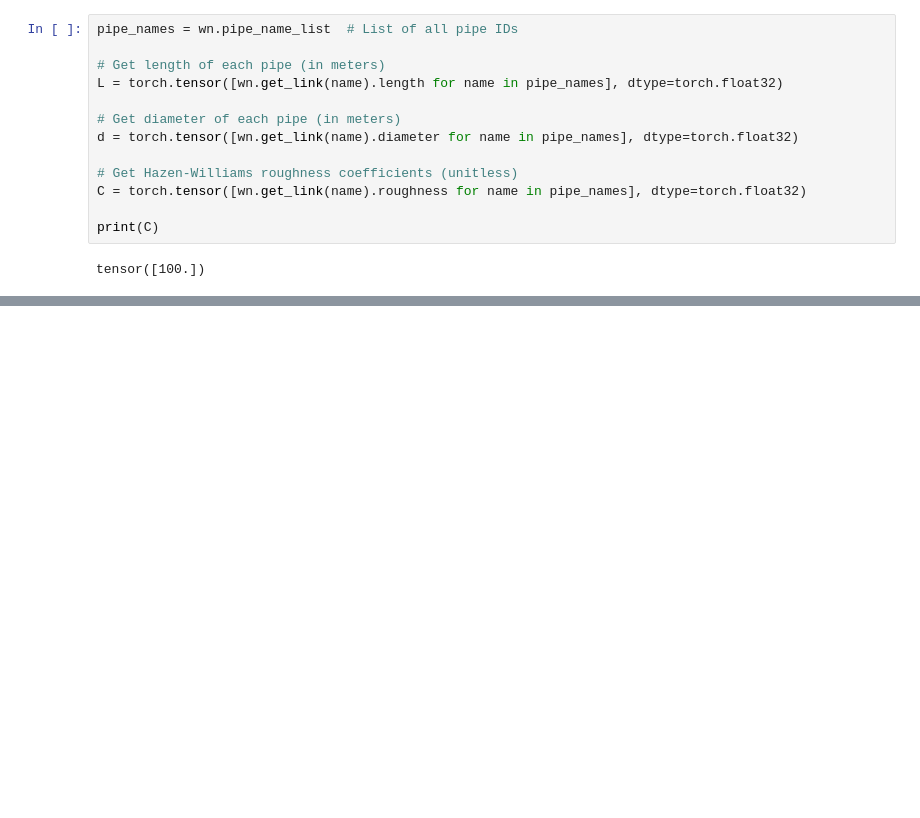
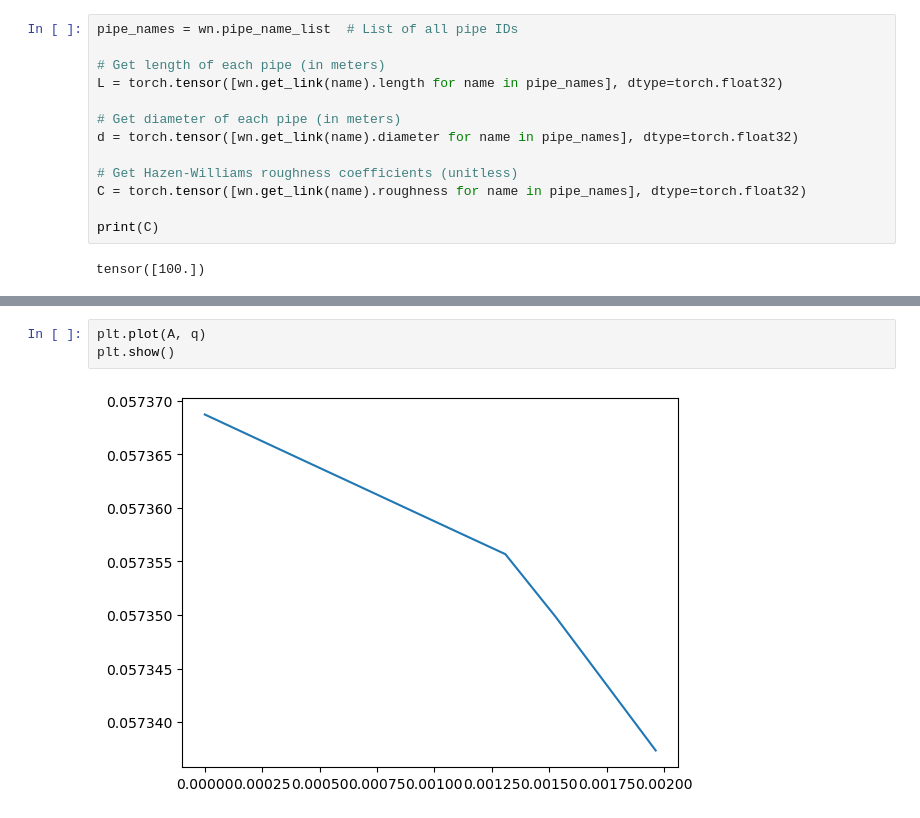
Before and after one commit to johanslettengren/synthetic-anomaly-generation, a Jupyter notebook: static-modelling/WNTR.ipynb, the cells around one changed output, grey strips where cells are left out. Drawn from its saved outputs; the diff is of its cells as text; blank space fills up the shorter version.

```diff
--- a/static-modelling/WNTR.ipynb
+++ b/static-modelling/WNTR.ipynb
@@ -205,0 +265,5 @@ print(q.item())
+# %%
+plt.plot(A, q)
+plt.show()
+# %% [output]
+[figure, added]
```
Also changed, not shown: parts of 6 cells of this notebook, 7 other files.
